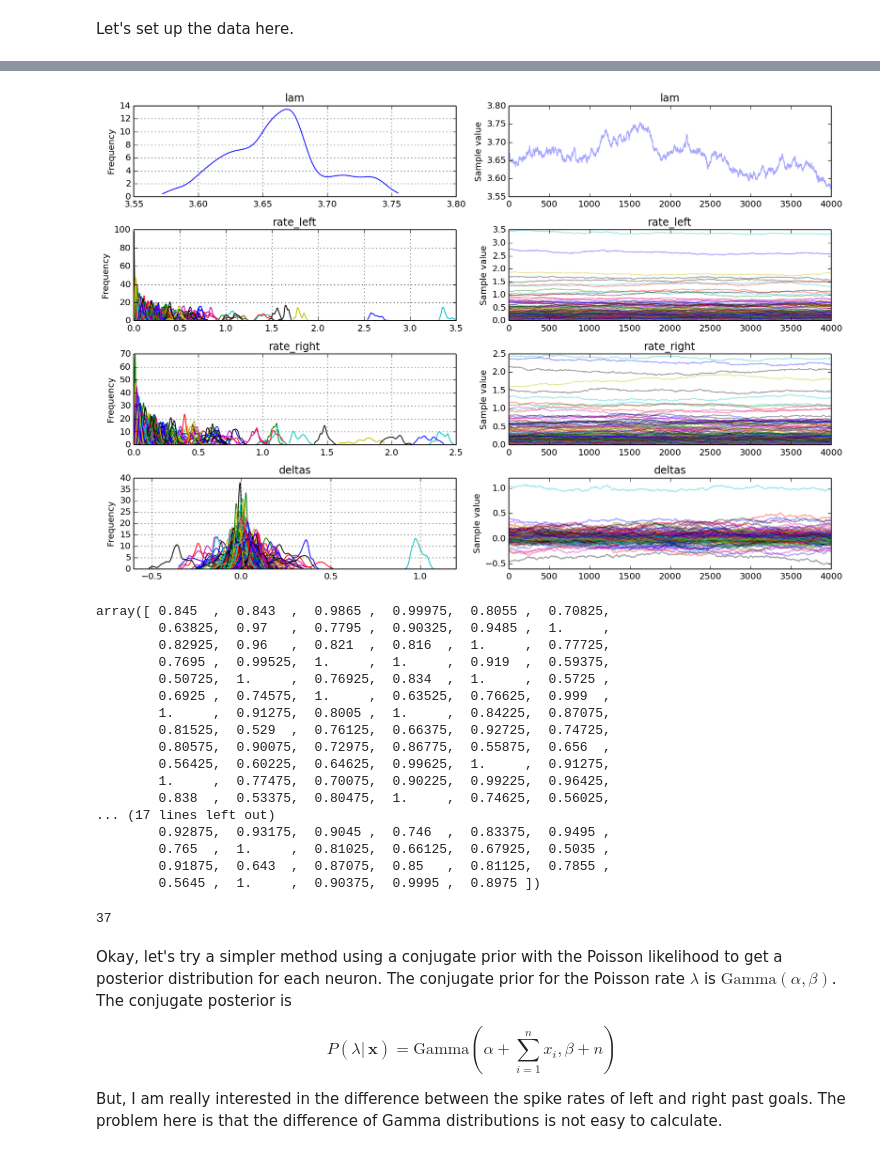
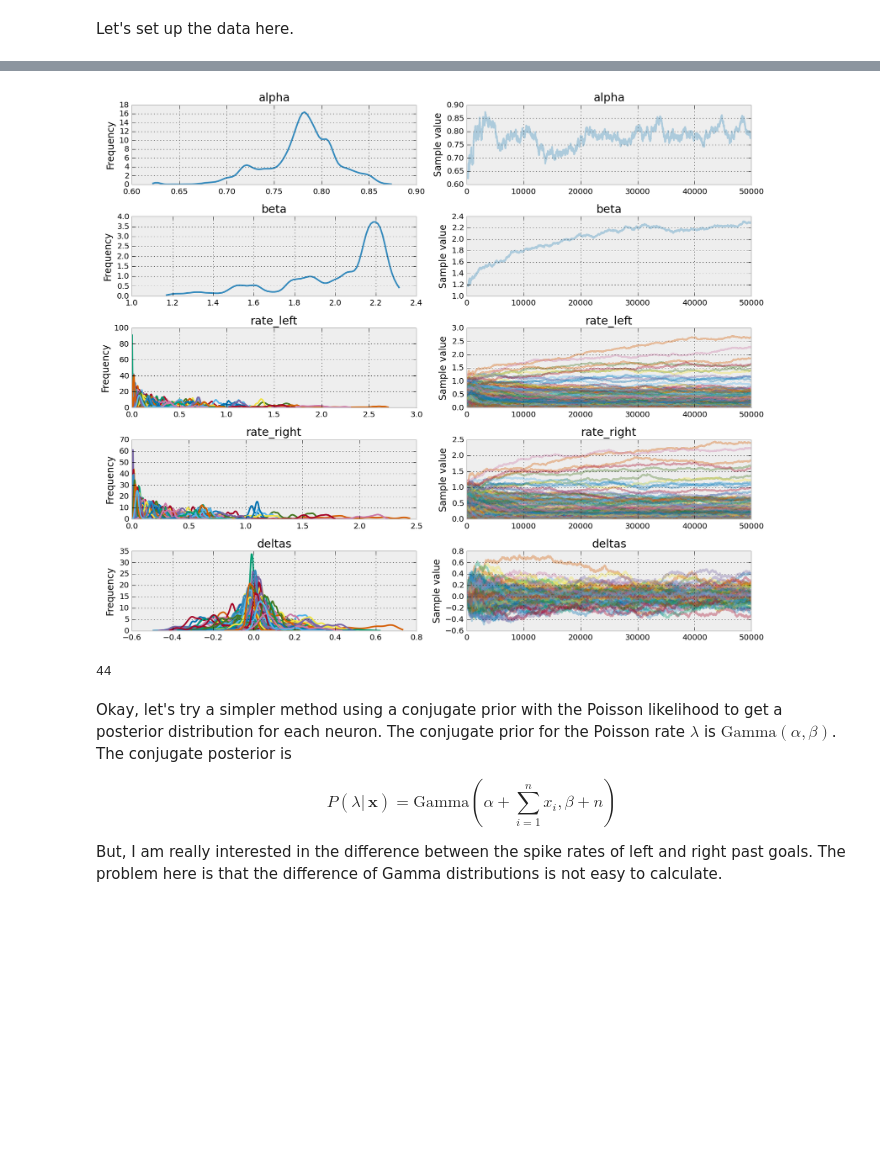
Before and after one commit to mcleonard/wm_paper, a Jupyter notebook: Goal selectivity.ipynb, the cells around one changed output, grey strips where cells are left out. Cells and saved outputs as stored; diff of their text form; code cells hidden in the pictures; blank space fills up the shorter version.

```diff
--- a/Goal selectivity.ipynb
+++ b/Goal selectivity.ipynb
@@ -97,0 +90,34 @@ print(p_selective)
+# %%
+p_results = defaultdict(list)
+
+for unit in units:
+    data = lkr[unit.id].groupby(['PG outcome', 'FG outcome']).get_group((my.HIT, my.HIT))
+    spikes = {}
+    for goal, goal_data in data.groupby('PG port'):
+        goal_rates = my.analyze.time_histogram(goal_data, limit=(-0.05, 0.05)).values
+        spikes[goal] = goal_rates.flatten()/10.
+
+    with pm.Model() as model:
+        # Define priors
+
+        rate_right = pm.Exponential('rate_left', 1)
+        rate_left = pm.Exponential('rate_right', 1)
+
+        delta = pm.Deterministic('delta', rate_left - rate_right)
+
+        # Define likelihood
+        obs_right = pm.Poisson('obs_right', rate_right, observed=spikes[my.RIGHT])
+        obs_left = pm.Poisson('obs_left', rate_left, observed=spikes[my.LEFT])
+
+        # Do the inference
+        start = pm.find_MAP()
+        step = pm.Slice()
+        trace = pm.sample(3000, step, start=start, progressbar=False)
+
+    p_selective = min((trace['delta'][500:]>=0).mean(),
+                  (trace['delta'][500:]<=0).mean())
+    U, p_mw = sp.stats.mannwhitneyu(spikes[my.RIGHT], spikes[my.LEFT])
+    #print(p_selective, p_mw)
+
+    p_results['bayes'].append(p_selective)
+    p_results['mw_U'].append(p_mw)
@@ -117,12 +162,13 @@ N_units = len(units)
 
 with pm.Model() as model:
     # Set hyperpriors
-    lam = pm.Exponential('lam', 1)
+    alpha = pm.Exponential('alpha', 1)
+    beta = pm.Exponential('beta', 1)
     #lam_right = pm.Exponential('lam_right', 1)
 
     # Set rate priors
-    rate_left = pm.Exponential('rate_left', lam, shape=N_units)
-    rate_right = pm.Exponential('rate_right', lam, shape=N_units)
+    rate_left = pm.Gamma('rate_left', alpha, beta, shape=N_units)
+    rate_right = pm.Gamma('rate_right', alpha, beta, shape=N_units)
 
     # Rate differences between left and right
     deltas = pm.Deterministic('deltas', rate_left - rate_right)
@@ -137,5 +181,5 @@ with model:
     # Do the inference
     start = pm.find_MAP()
     step = pm.Metropolis()
-    trace = pm.sample(200000, step, start=start)
+    trace = pm.sample(10000, step, start=start)
 # %% [output]
@@ -148,36 +192,15 @@ with model:
 # %%
-fig = pm.traceplot(trace[-20000::5])
+fig = pm.traceplot(trace[-20000:])
 # %% [output]
-[figure, old version]
+[figure, new version]
 # %%
 # Get the percentage of delta samples that are greater than 0
 # to get the probability that the rate is different left vs right
 ps = np.array([max((each>0).mean(), (each<=0).mean())
-               for each in trace[-20000::5]['deltas'].T])
+               for each in trace[-2000:]['deltas'].T])
+np.sum(ps >= 0.95)
+# %% [output]
+44
-# %%
-ps
-# %% [output]
-array([ 0.845  ,  0.843  ,  0.9865 ,  0.99975,  0.8055 ,  0.70825,
-        0.63825,  0.97   ,  0.7795 ,  0.90325,  0.9485 ,  1.     ,
-        0.82925,  0.96   ,  0.821  ,  0.816  ,  1.     ,  0.77725,
-        0.7695 ,  0.99525,  1.     ,  1.     ,  0.919  ,  0.59375,
-        0.50725,  1.     ,  0.76925,  0.834  ,  1.     ,  0.5725 ,
-        0.6925 ,  0.74575,  1.     ,  0.63525,  0.76625,  0.999  ,
-        1.     ,  0.91275,  0.8005 ,  1.     ,  0.84225,  0.87075,
-        0.81525,  0.529  ,  0.76125,  0.66375,  0.92725,  0.74725,
-        0.80575,  0.90075,  0.72975,  0.86775,  0.55875,  0.656  ,
-        0.56425,  0.60225,  0.64625,  0.99625,  1.     ,  0.91275,
-        1.     ,  0.77475,  0.70075,  0.90225,  0.99225,  0.96425,
-        0.838  ,  0.53375,  0.80475,  1.     ,  0.74625,  0.56025,
-... (17 lines left out)
-        0.92875,  0.93175,  0.9045 ,  0.746  ,  0.83375,  0.9495 ,
-        0.765  ,  1.     ,  0.81025,  0.66125,  0.67925,  0.5035 ,
-        0.91875,  0.643  ,  0.87075,  0.85   ,  0.81125,  0.7855 ,
-        0.5645 ,  1.     ,  0.90375,  0.9995 ,  0.8975 ])
-# %%
-np.sum(ps >= 0.995)
-# %% [output]
-37
 # %% [markdown]
 Okay, let's try a simpler method using a conjugate prior with the Poisson likelihood to get a posterior distribution for each neuron. The conjugate prior for the Poisson rate $\lambda$ is $\mathrm{Gamma}(\alpha, \beta)$. The conjugate posterior is
 
```
Also changed, not shown: parts of 34 cells of this notebook.
